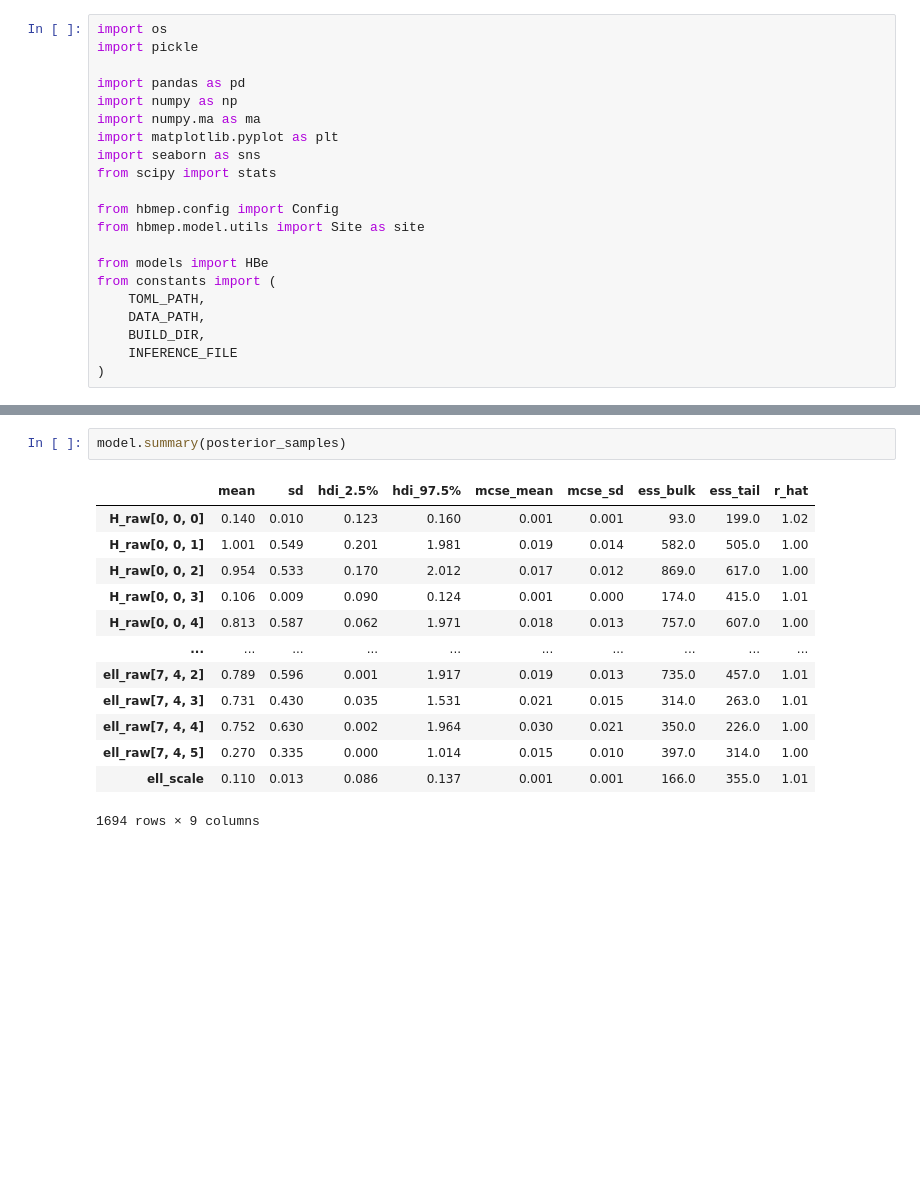
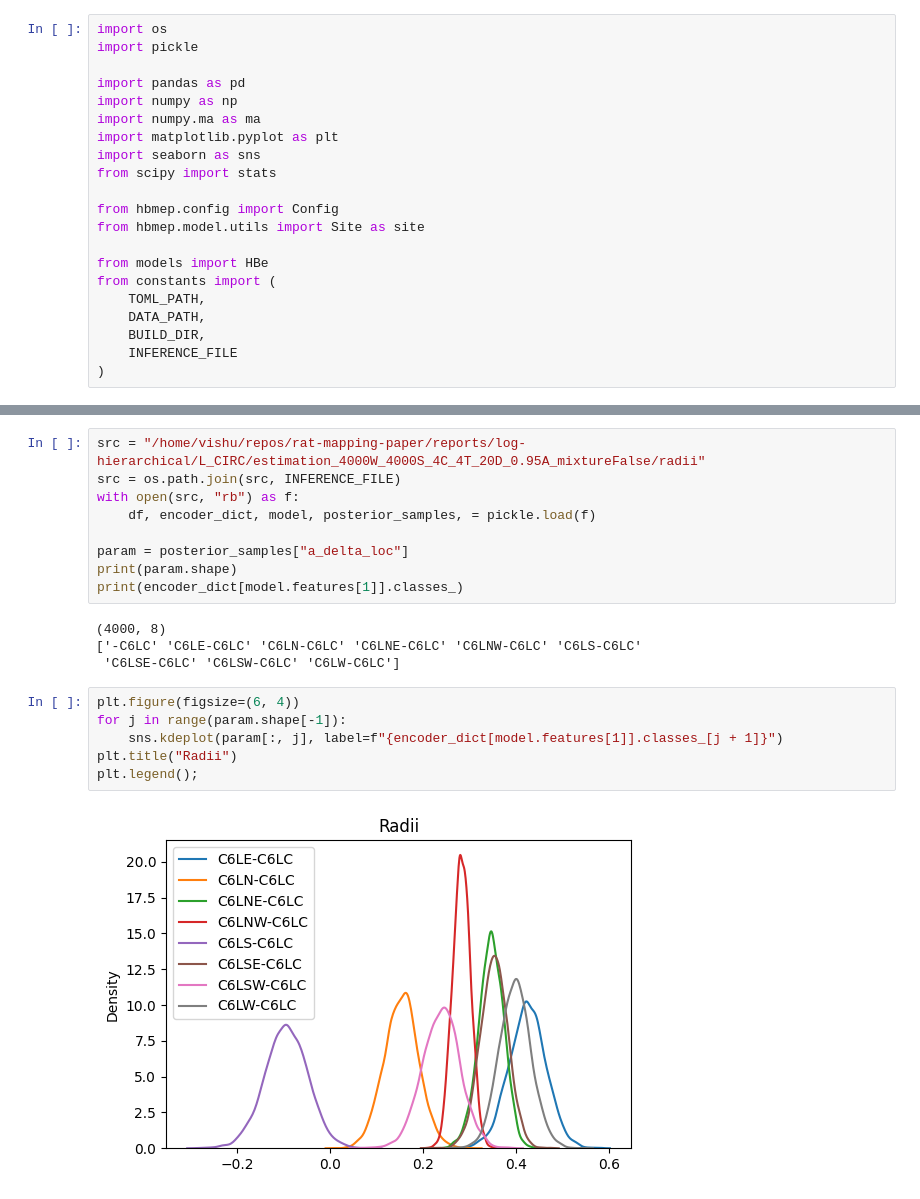
Before and after one commit to hbmep/rat-mapping, a Jupyter notebook: notebooks/log-hierarchical/l-circ/core__hbe.ipynb, the cells around one changed output, grey strips where cells are left out. Cells and saved outputs as stored; diff of their text form; blank space fills up the shorter version.

```diff
--- a/notebooks/log-hierarchical/l-circ/core__hbe.ipynb
+++ b/notebooks/log-hierarchical/l-circ/core__hbe.ipynb
@@ -52,16 +43,21 @@ plt.legend()
-# %%
-model.summary(posterior_samples)
-# %% [output]
-|  | mean | sd | hdi_2.5% | hdi_97.5% | mcse_mean | mcse_sd | ess_bulk | ess_tail | r_hat |
-| H_raw[0, 0, 0] | 0.140 | 0.010 | 0.123 | 0.160 | 0.001 | 0.001 | 93.0 | 199.0 | 1.02 |
-| H_raw[0, 0, 1] | 1.001 | 0.549 | 0.201 | 1.981 | 0.019 | 0.014 | 582.0 | 505.0 | 1.00 |
-| H_raw[0, 0, 2] | 0.954 | 0.533 | 0.170 | 2.012 | 0.017 | 0.012 | 869.0 | 617.0 | 1.00 |
-| H_raw[0, 0, 3] | 0.106 | 0.009 | 0.090 | 0.124 | 0.001 | 0.000 | 174.0 | 415.0 | 1.01 |
-| H_raw[0, 0, 4] | 0.813 | 0.587 | 0.062 | 1.971 | 0.018 | 0.013 | 757.0 | 607.0 | 1.00 |
-| ... | ... | ... | ... | ... | ... | ... | ... | ... | ... |
-| ell_raw[7, 4, 2] | 0.789 | 0.596 | 0.001 | 1.917 | 0.019 | 0.013 | 735.0 | 457.0 | 1.01 |
-| ell_raw[7, 4, 3] | 0.731 | 0.430 | 0.035 | 1.531 | 0.021 | 0.015 | 314.0 | 263.0 | 1.01 |
-| ell_raw[7, 4, 4] | 0.752 | 0.630 | 0.002 | 1.964 | 0.030 | 0.021 | 350.0 | 226.0 | 1.00 |
-| ell_raw[7, 4, 5] | 0.270 | 0.335 | 0.000 | 1.014 | 0.015 | 0.010 | 397.0 | 314.0 | 1.00 |
-| ell_scale | 0.110 | 0.013 | 0.086 | 0.137 | 0.001 | 0.001 | 166.0 | 355.0 | 1.01 |
-1694 rows × 9 columns
+# %%
+src = "/home/vishu/repos/rat-mapping-paper/reports/log-hierarchical/L_CIRC/estimation_4000W_4000S_4C_4T_20D_0.95A_mixtureFalse/radii"
+src = os.path.join(src, INFERENCE_FILE)
+with open(src, "rb") as f:
+    df, encoder_dict, model, posterior_samples, = pickle.load(f)
+
+param = posterior_samples["a_delta_loc"]
+print(param.shape)
+print(encoder_dict[model.features[1]].classes_)
+# %% [output]
+(4000, 8)
+['-C6LC' 'C6LE-C6LC' 'C6LN-C6LC' 'C6LNE-C6LC' 'C6LNW-C6LC' 'C6LS-C6LC'
+ 'C6LSE-C6LC' 'C6LSW-C6LC' 'C6LW-C6LC']
+# %%
+plt.figure(figsize=(6, 4))
+for j in range(param.shape[-1]):
+    sns.kdeplot(param[:, j], label=f"{encoder_dict[model.features[1]].classes_[j + 1]}")
+plt.title("Radii")
+plt.legend();
+# %% [output]
+[figure, added]
```
Also changed, not shown: parts of 7 cells of this notebook.
